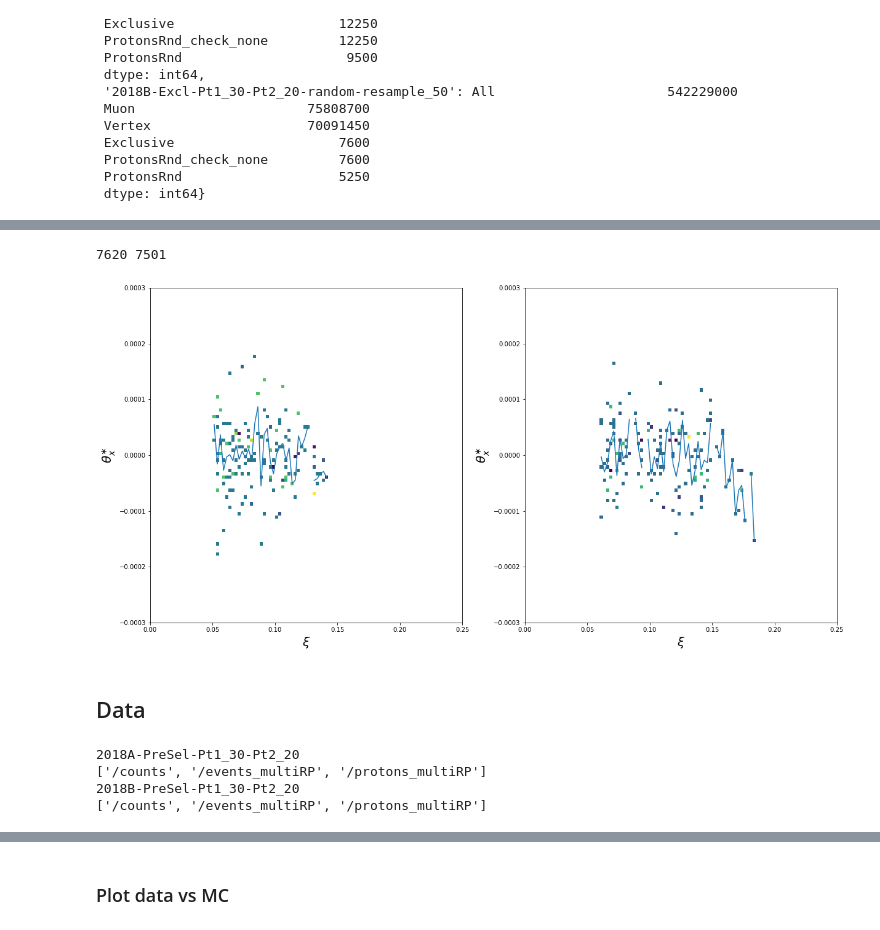
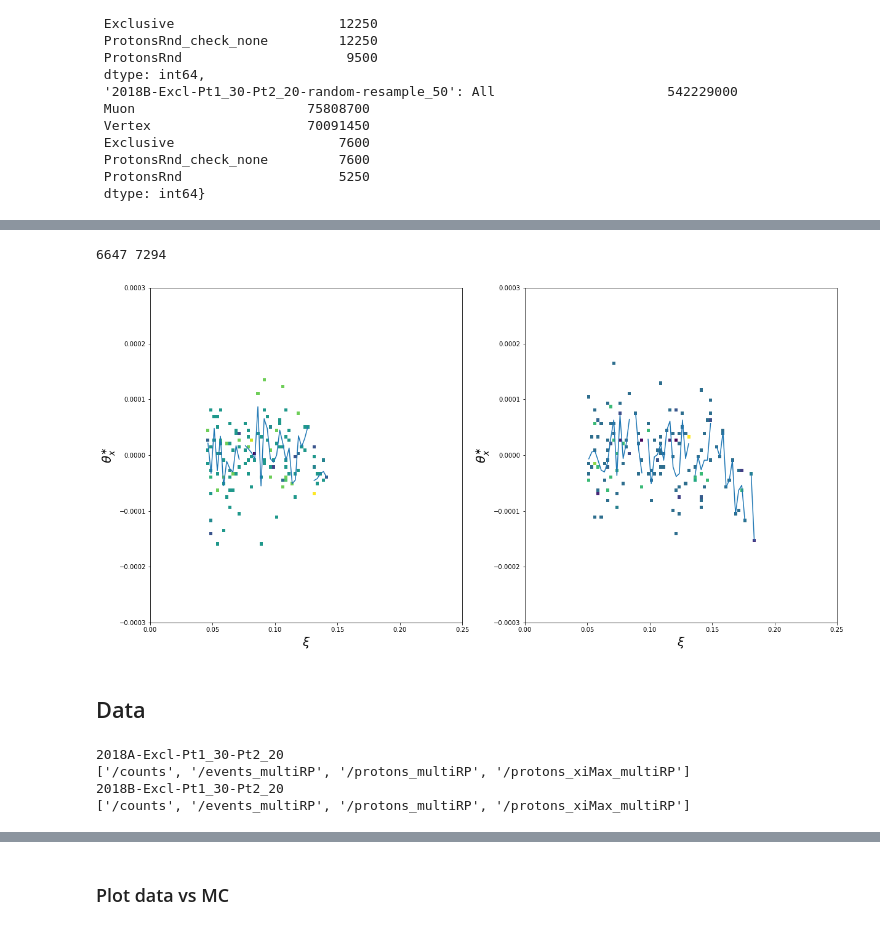
Before and after one commit to antoniovilela/pps-dilepton-analysis-notebook, a Jupyter notebook: Data-MC.ipynb, the cells around one changed output, grey strips where cells are left out. Saved outputs shown, nothing was run; the diff lists cells and outputs as text; code cells hidden in the pictures.

```diff
--- a/Data-MC.ipynb
+++ b/Data-MC.ipynb
@@ -519,6 +957,7 @@ labels_bkg = [
 
 df_counts_bkg = {}
 df_bkg_protons_multiRP_index = {}
+df_bkg_protons_xiMax_multiRP = {}
 df_bkg_protons_multiRP_events = {}
 
 base_path_ = "output"
@@ -531,6 +970,7 @@ for label_ in labels_bkg:
         print ( list( store_ ) )
         df_counts_bkg[ label_ ] = store_[ "counts" ]
         df_bkg_protons_multiRP_index[ label_ ] = store_[ "protons_multiRP" ]
+        df_bkg_protons_xiMax_multiRP[ label_ ] = store_[ "protons_xiMax_multiRP" ]
         df_bkg_protons_multiRP_events[ label_ ] = store_[ "events_multiRP" ]
 # %% [output]
 2018A-Excl-Pt1_30-Pt2_20-random-resample_50
@@ -574,0 +1015,3 @@ df_bkg
+# %%
+df_bkg_protons_xiMax = pd.concat( df_bkg_protons_xiMax_multiRP )
+df_bkg_protons_xiMax
@@ -575,3 +1033,3 @@ df_bkg
 # %%
 norm_factors['Bkg'] = np.array( [ ( 1. / resample_factor ) ] )
-df_bkg["norm"] = np.product( norm_factors['Bkg'] )
+df_bkg_protons_xiMax["norm"] = np.product( norm_factors['Bkg'] )
@@ -595,0 +1036,3 @@ df_bkg
+# %%
+df_bkg_protons_xiMax = select_events( df_bkg_protons_xiMax )
+df_bkg_protons_xiMax
@@ -634,30 +1094,31 @@ df_bkg[ ['MultiRP', 'Arm', 'RPId1', 'RPId2',
 # df_bkg = df_bkg[ df_bkg[ "within_aperture" ] ]
 # df_bkg
 # %%
+df_bkg = df_bkg_protons_xiMax
 if proton_selection == "MultiRP":
     msk_bkg = ( df_bkg["InvMass"] >= 0. )
     # Multi-RP
     msk1_bkg = msk_bkg & ( df_bkg["MultiRP"] == 1 ) & ( df_bkg["Arm"] == 0 )
     msk2_bkg = msk_bkg & ( df_bkg["MultiRP"] == 1 ) & ( df_bkg["Arm"] == 1 )
 
     print ( len(df_bkg[ "Xi" ][ msk1_bkg ]), len(df_bkg[ "Xi" ][ msk2_bkg ]) )
 
     fig, axes = plt.subplots( 1, 2, figsize=(20,10) )
     h_, xedges_, yedges_, im_ = axes[0].hist2d( df_bkg[ "Xi" ][ msk1_bkg ], df_bkg[ "ThX" ][ msk1_bkg ], bins=(100,100), range=( (0.,0.25), (-300.e-06,300.e-06) ), norm=LogNorm(), cmap='viridis' )
     bin_centres_x_ = ( xedges_[:-1] + xedges_[1:] ) / 2
     bin_centres_y_ = ( yedges_[:-1] + yedges_[1:] ) / 2
     axes[0].plot( bin_centres_x_, np.mean( (h_ * bin_centres_y_), axis=1) / np.mean( h_, axis=1) )
     axes[0].set_xlabel( r"$\xi$", fontsize=20 )
     axes[0].set_ylabel( r"$\theta_x^{\ast}$", fontsize=20 )
     h_, xedges_, yedges_, im_ = axes[1].hist2d( df_bkg[ "Xi" ][ msk2_bkg], df_bkg[ "ThX" ][ msk2_bkg ], bins=(100,100), range=( (0.,0.25), (-300.e-06,300.e-06) ), norm=LogNorm(), cmap='viridis' )
     bin_centres_x_ = ( xedges_[:-1] + xedges_[1:] ) / 2
     bin_centres_y_ = ( yedges_[:-1] + yedges_[1:] ) / 2
     axes[1].plot( bin_centres_x_, np.mean( (h_ * bin_centres_y_), axis=1) / np.mean( h_, axis=1) )
     axes[1].set_xlabel( r"$\xi$", fontsize=20 )
     axes[1].set_ylabel( r"$\theta_x^{\ast}$", fontsize=20 )
 # %% [output]
-7620 7501
+6647 7294
-[figure, old version]
+[figure, new version]
 # %%
 # fig = plt.figure( figsize=(12,10) )
 # plt.hist( df_bkg["probability"], histtype='step', color='orange', bins=60, range=(0.,1.), weights=df_bkg["norm"] )
@@ -711,9 +1172,14 @@ labels_data = [
     '2018A-PreSel-Pt1_30-Pt2_20',
     '2018B-PreSel-Pt1_30-Pt2_20'
 ]
+labels_data = [
+    '2018A-Excl-Pt1_30-Pt2_20',
+    '2018B-Excl-Pt1_30-Pt2_20'
+]
 
 df_counts_data = {}
 df_data_protons_multiRP_index = {}
+df_data_protons_xiMax_multiRP = {}
 df_data_protons_multiRP_events = {}
 
 base_path_ = "output"
@@ -726,10 +1192,11 @@ for label_ in labels_data:
         print ( list( store_ ) )
         df_counts_data[ label_ ] = store_[ "counts" ]
         df_data_protons_multiRP_index[ label_ ] = store_[ "protons_multiRP" ]
+        df_data_protons_xiMax_multiRP[ label_ ] = store_[ "protons_xiMax_multiRP" ]
         df_data_protons_multiRP_events[ label_ ] = store_[ "events_multiRP" ]
 # %% [output]
-2018A-PreSel-Pt1_30-Pt2_20
-['/counts', '/events_multiRP', '/protons_multiRP']
-2018B-PreSel-Pt1_30-Pt2_20
-['/counts', '/events_multiRP', '/protons_multiRP']
+2018A-Excl-Pt1_30-Pt2_20
+['/counts', '/events_multiRP', '/protons_multiRP', '/protons_xiMax_multiRP']
+2018B-Excl-Pt1_30-Pt2_20
+['/counts', '/events_multiRP', '/protons_multiRP', '/protons_xiMax_multiRP']
 # %%
```
Also changed, not shown: parts of 66 cells of this notebook, 10 other files.
